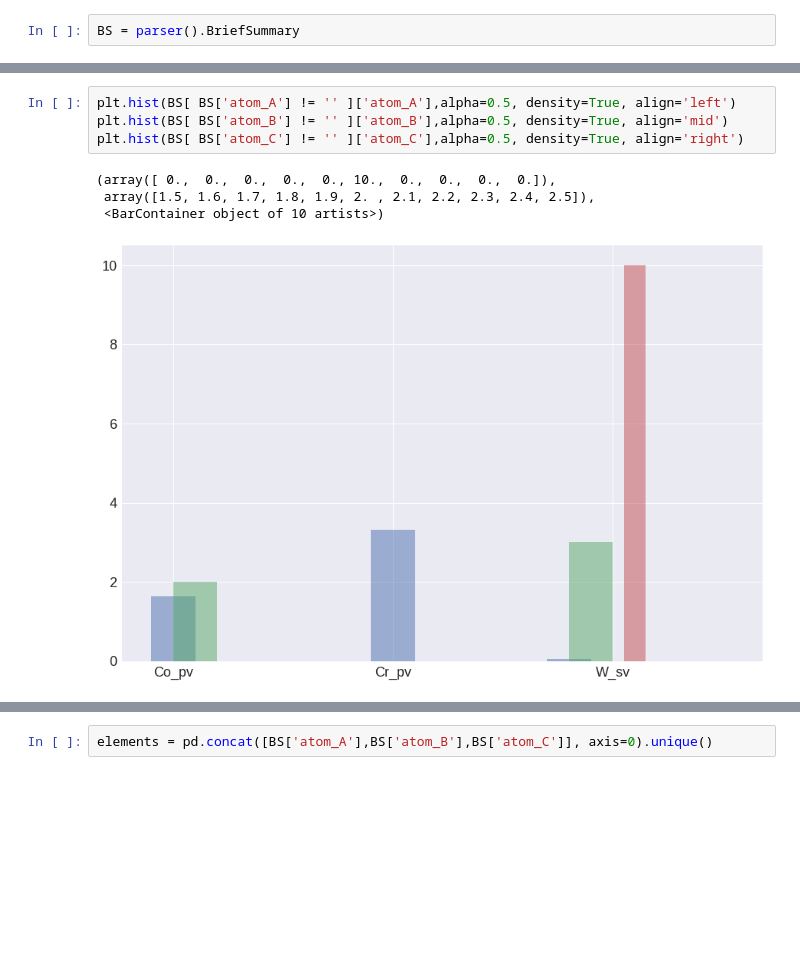
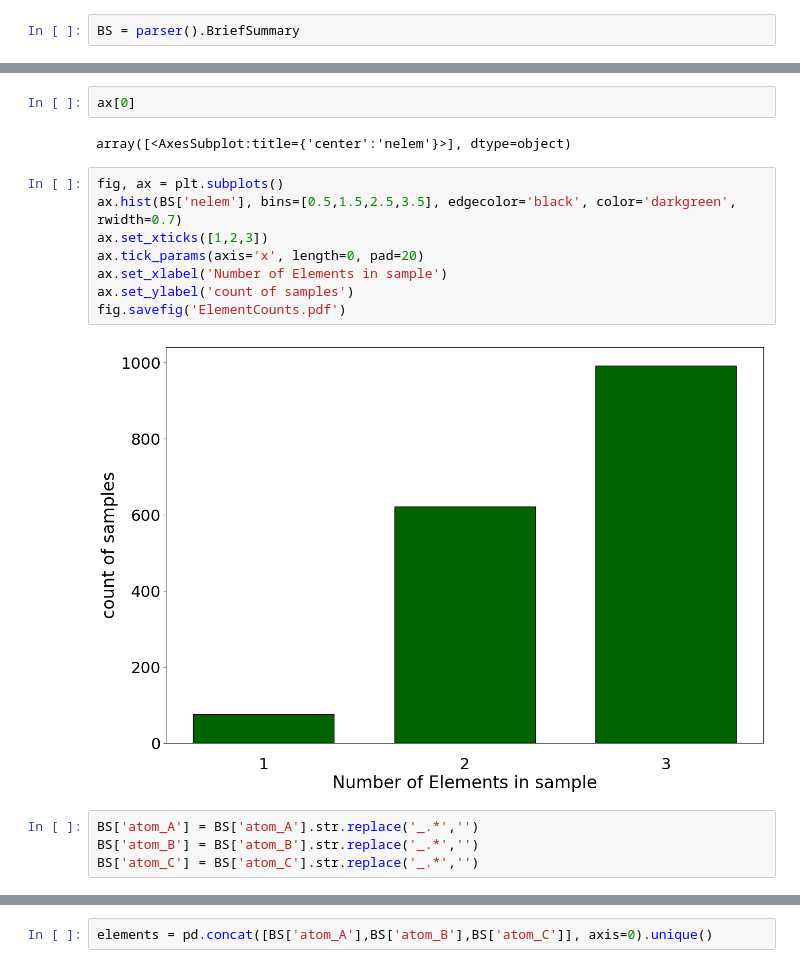
Before and after one commit to AIIMProject/MLFeMoTCPs, a Jupyter notebook: Untitled.ipynb, the cells around one changed output, grey strips where cells are left out. Drawn from its saved outputs; the diff is of its cells as text; blank space fills up the shorter version.

```diff
--- a/Untitled.ipynb
+++ b/Untitled.ipynb
@@ -43,9 +39,18 @@ array([[<AxesSubplot:title={'center':'nelem'}>]], dtype=object)
-# %%
-plt.hist(BS[ BS['atom_A'] != '' ]['atom_A'],alpha=0.5, density=True, align='left')
-plt.hist(BS[ BS['atom_B'] != '' ]['atom_B'],alpha=0.5, density=True, align='mid')
-plt.hist(BS[ BS['atom_C'] != '' ]['atom_C'],alpha=0.5, density=True, align='right')
-# %% [output]
-(array([ 0.,  0.,  0.,  0.,  0., 10.,  0.,  0.,  0.,  0.]),
- array([1.5, 1.6, 1.7, 1.8, 1.9, 2. , 2.1, 2.2, 2.3, 2.4, 2.5]),
- <BarContainer object of 10 artists>)
-[figure, removed]
+# %%
+ax[0]
+# %% [output]
+array([<AxesSubplot:title={'center':'nelem'}>], dtype=object)
+# %%
+fig, ax = plt.subplots()
+ax.hist(BS['nelem'], bins=[0.5,1.5,2.5,3.5], edgecolor='black', color='darkgreen', rwidth=0.7)
+ax.set_xticks([1,2,3])
+ax.tick_params(axis='x', length=0, pad=20)
+ax.set_xlabel('Number of Elements in sample')
+ax.set_ylabel('count of samples')
+fig.savefig('ElementCounts.pdf')
+# %% [output]
+[figure, added]
+# %%
+BS['atom_A'] = BS['atom_A'].str.replace('_.*','')
+BS['atom_B'] = BS['atom_B'].str.replace('_.*','')
+BS['atom_C'] = BS['atom_C'].str.replace('_.*','')
```
Also changed, not shown: parts of 5 cells of this notebook, 1 other file.
